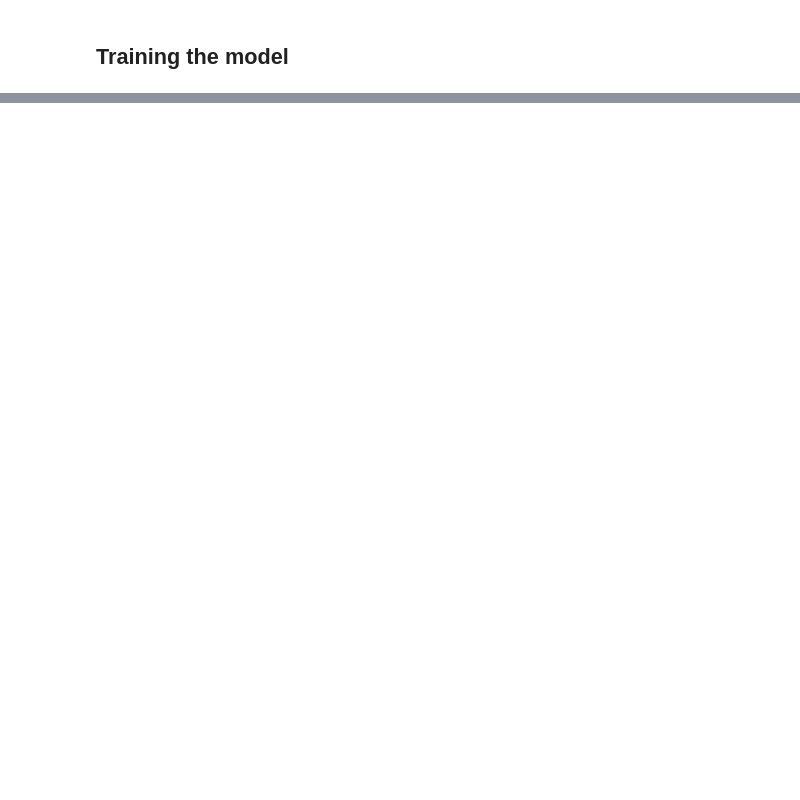
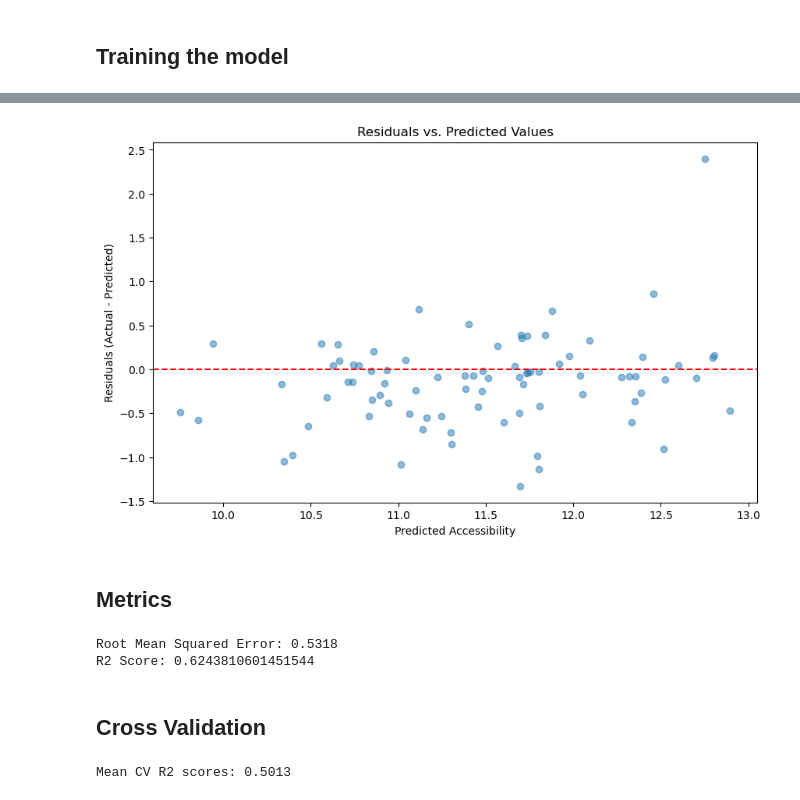
Before and after one commit to davidzhangberkeley/GIStis-League, a Jupyter notebook: meeting3_hw.ipynb, the cells around one changed output, grey strips where cells are left out. Saved outputs shown, nothing was run; the diff lists cells and outputs as text; code cells hidden in the pictures; blank space fills up the shorter version.

```diff
--- a/meeting3_hw.ipynb
+++ b/meeting3_hw.ipynb
@@ -181,0 +181,34 @@ plt.show()
+# %%
+# Scatter plot of Residuals vs Predicted
+residuals = results_df['Residual'].values
+plt.figure(figsize=(10, 6))
+# Plot Predicted vs Residuals
+plt.scatter(lr_pred, residuals, alpha=0.5)
+# Add a horizontal line at 0 (perfect prediction)
+plt.axhline(y=0, color='r', linestyle='--')
+plt.xlabel('Predicted Accessibility')
+plt.ylabel('Residuals (Actual - Predicted)')
+plt.title('Residuals vs. Predicted Values')
+plt.show()
+# %% [output]
+[figure, added]
+# %% [markdown]
+## Metrics
+# %%
+from sklearn.metrics import root_mean_squared_error, r2_score
+rmse = root_mean_squared_error(y_test,lr_pred)
+r2 = r2_score(y_test,lr_pred)
+print(f"Root Mean Squared Error: {rmse:.4f}")
+print(f"R2 Score: {r2}")
+# %% [output]
+Root Mean Squared Error: 0.5318
+R2 Score: 0.6243810601451544
+# %% [markdown]
+## Cross Validation
+# %%
+from sklearn.model_selection import cross_val_score
+cv_r2_scores = cross_val_score(lr,X,y_log, cv=5,scoring='r2')
+
+print(f'Mean CV R2 scores: {cv_r2_scores.mean():.4f}')
+# %% [output]
+Mean CV R2 scores: 0.5013
```
Also changed, not shown: parts of 17 cells of this notebook.
